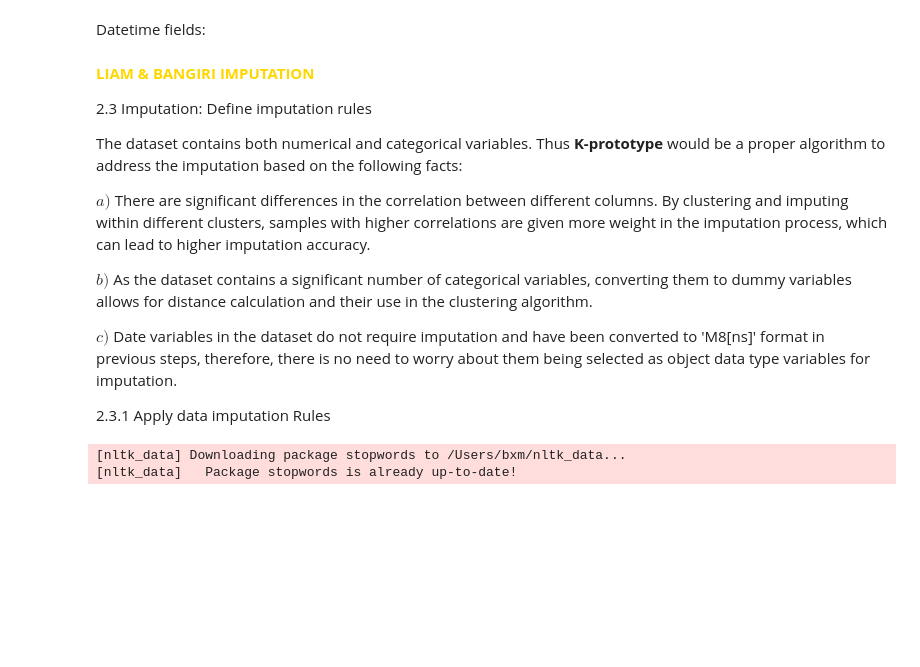
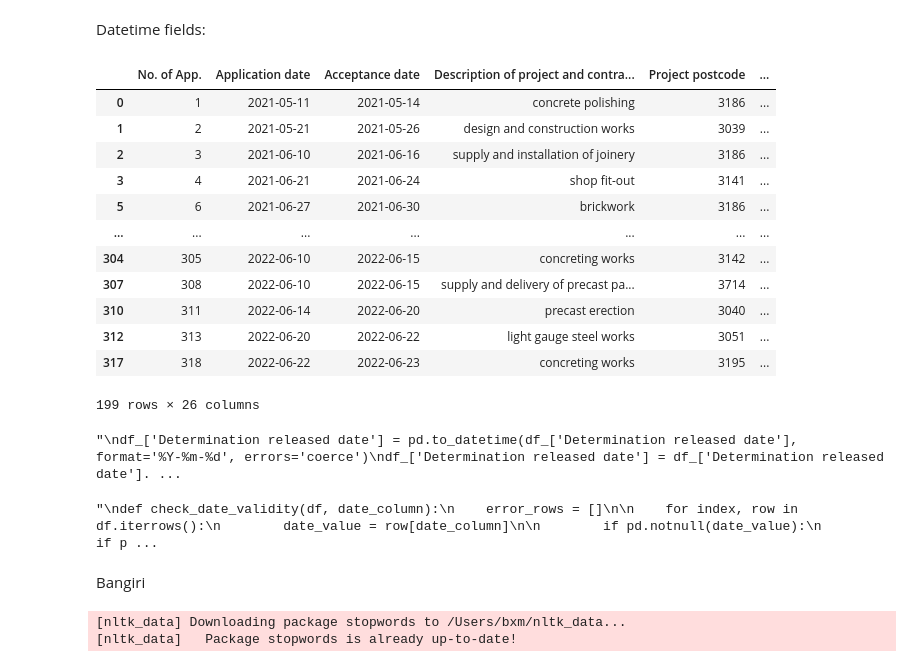
Before and after one commit to Guticar94/COMP20008_Assignment_2, a Jupyter notebook: main.ipynb, the cells around one changed output. Cells and saved outputs as stored; diff of their text form; code cells hidden in the pictures; blank space fills up the shorter version.

Commit message:
step2 done

```diff
--- a/main.ipynb
+++ b/main.ipynb
@@ -646,14 +662,35 @@ convert_string_to_lowercase(df_)
 # df_.head(10)
 # %% [markdown]
 Datetime fields:
+# %%
+df_
+# %% [output]
+|  | No. of App. | Application date | Acceptance date | Description of project and contra... | Project postcode | ... |
+| 0 | 1 | 2021-05-11 | 2021-05-14 | concrete polishing | 3186 | ... |
+| 1 | 2 | 2021-05-21 | 2021-05-26 | design and construction works | 3039 | ... |
+| 2 | 3 | 2021-06-10 | 2021-06-16 | supply and installation of joinery | 3186 | ... |
+| 3 | 4 | 2021-06-21 | 2021-06-24 | shop fit-out | 3141 | ... |
+| 5 | 6 | 2021-06-27 | 2021-06-30 | brickwork | 3186 | ... |
+| ... | ... | ... | ... | ... | ... | ... |
+| 304 | 305 | 2022-06-10 | 2022-06-15 | concreting works | 3142 | ... |
+| 307 | 308 | 2022-06-10 | 2022-06-15 | supply and delivery of precast pa... | 3714 | ... |
+| 310 | 311 | 2022-06-14 | 2022-06-20 | precast erection | 3040 | ... |
+| 312 | 313 | 2022-06-20 | 2022-06-22 | light gauge steel works | 3051 | ... |
+| 317 | 318 | 2022-06-22 | 2022-06-23 | concreting works | 3195 | ... |
+199 rows × 26 columns
 # %%
-
+"""
 df_['Determination released date'] = pd.to_datetime(df_['Determination released date'], format='%Y-%m-%d', errors='coerce')
 df_['Determination released date'] = df_['Determination released date'].replace({pd.NaT: np.nan})
 
 df_['Determination completion date'] = pd.to_datetime(df_['Determination completion date'], format='%Y-%m-%d', errors='coerce')
 df_['Determination completion date'] = df_['Determination completion date'].replace({pd.NaT: np.nan})
+
+"""
+# %% [output]
+"\ndf_['Determination released date'] = pd.to_datetime(df_['Determination released date'], format='%Y-%m-%d', errors='coerce')\ndf_['Determination released date'] = df_['Determination released date']. ...
 # %%
+"""
 def check_date_validity(df, date_column):
     error_rows = []
 
@@ -673,21 +710,11 @@ def check_date_validity(df, date_column):
         return None
 
 check_date_validity(df_, 'Determination completion date')
+"""
+# %% [output]
+"\ndef check_date_validity(df, date_column):\n    error_rows = []\n\n    for index, row in df.iterrows():\n        date_value = row[date_column]\n\n        if pd.notnull(date_value):\n            if p ...
-# %% [markdown]
-<span style="color:gold"> **LIAM & BANGIRI IMPUTATION**  </span>
-
-2.3 Imputation: Define imputation rules
-
-The dataset contains both numerical and categorical variables. Thus <b>K-prototype</b> would be a proper algorithm to address the imputation based on the following facts:
-
-$a)$ There are significant differences in the correlation between different columns. By clustering and imputing within different clusters, samples with higher correlations are given more weight in the imputation process, which can lead to higher imputation accuracy.
-
-$b)$ As the dataset contains a significant number of categorical variables, converting them to dummy variables allows for distance calculation and their use in the clustering algorithm.
-
-$c)$ Date variables in the dataset do not require imputation and have been converted to 'M8[ns]' format in previous steps, therefore, there is no need to worry about them being selected as object data type variables for imputation.
-
-
-2.3.1 Apply data imputation Rules
+# %% [markdown]
+Bangiri
 # %%
 ## Bag of words and vectorisation
 import re
```
Also changed, not shown: parts of 21 cells of this notebook.
